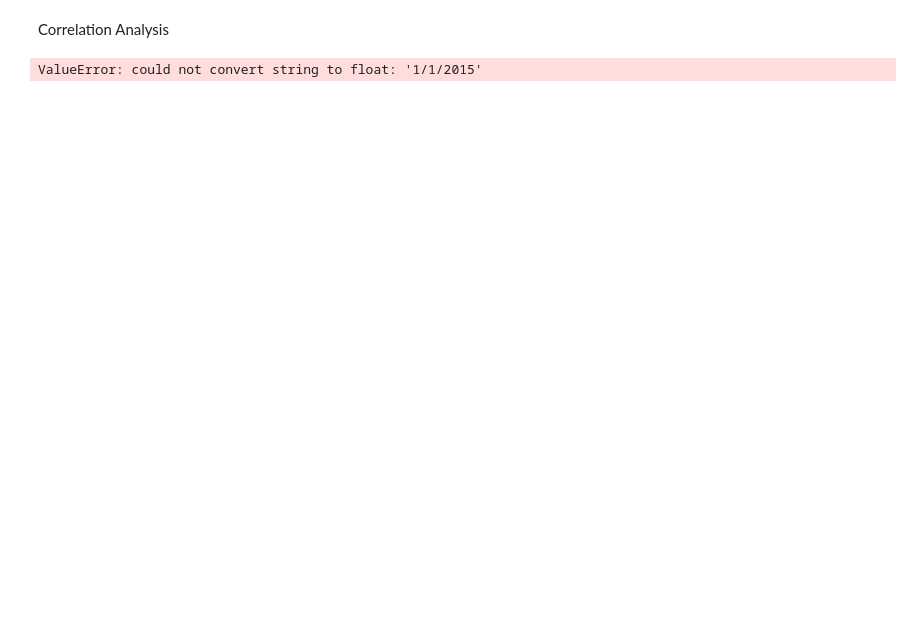
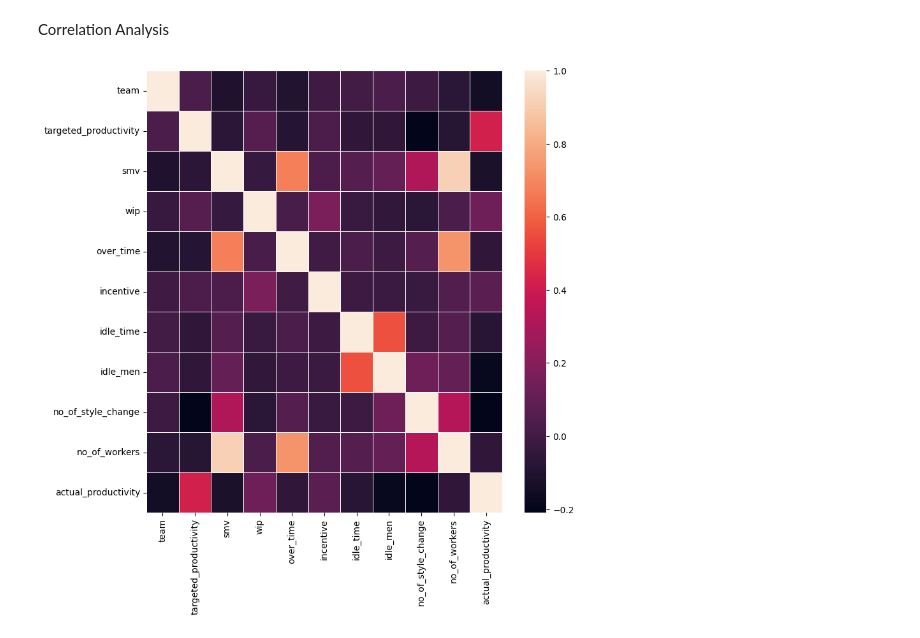
Before and after one commit to gwynbleidd14/Employee-Performance-Prediction, a Jupyter notebook: Training FIles/emp_pred.ipynb, the cells around one changed output. Saved outputs shown, nothing was run; the diff lists cells and outputs as text; code cells hidden in the pictures; blank space fills up the shorter version.

```diff
--- a/Training FIles/emp_pred.ipynb
+++ b/Training FIles/emp_pred.ipynb
@@ -41,8 +34,8 @@ numeric_data = data.select_dtypes(include=[float, int])
 # %%
-corrMat = numeric_data.corr()
+corrMat = num.corr()
 
-fig, ax= plt.subplots(figsize=(10,10))
+fig, ax= plt.subplots(figsize=(9,9))
 sns.heatmap(corrMat, annot=False, linewidths=0.5, ax=ax)
 plt.show()
 # %% [output]
-ValueError: could not convert string to float: '1/1/2015'
+[figure, added]
```
Also changed, not shown: parts of 4 cells of this notebook.
